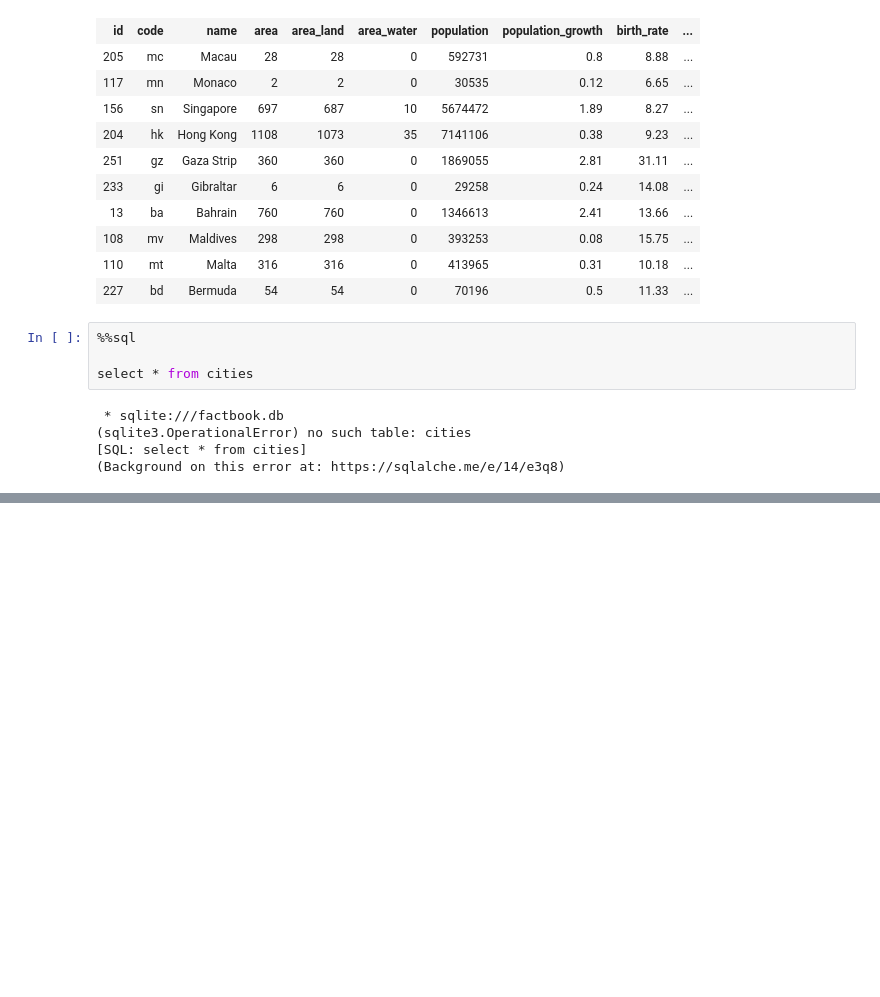
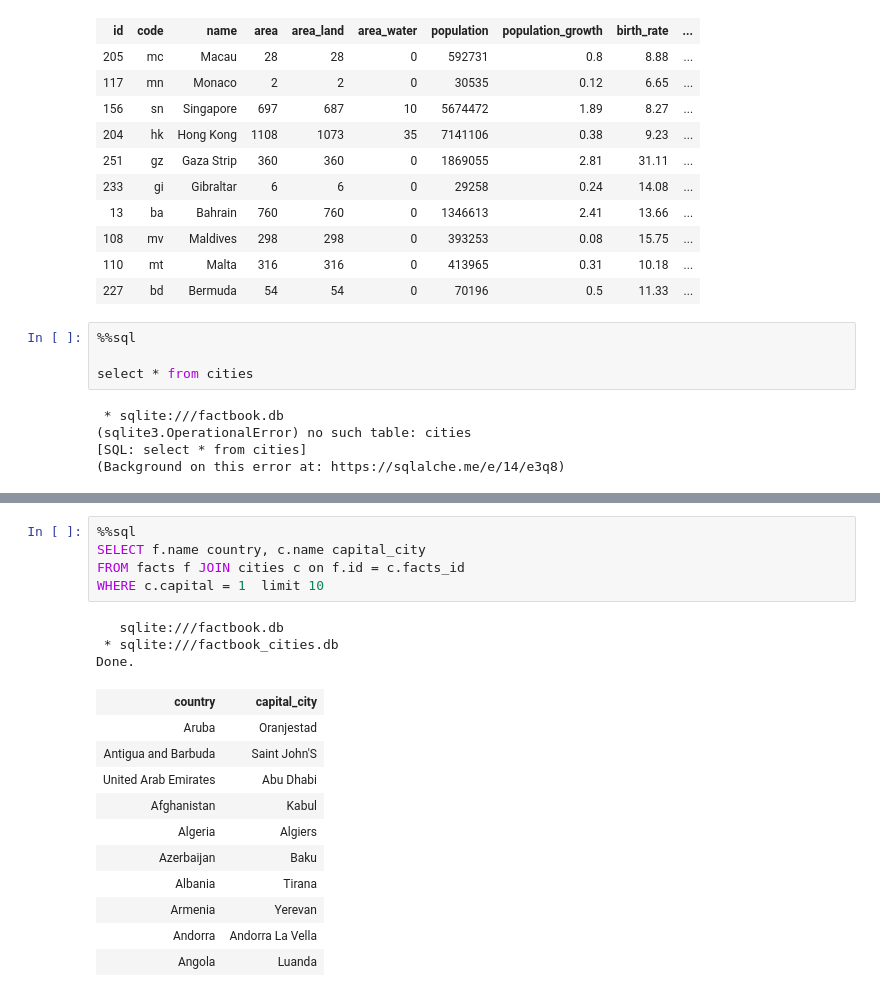
Before and after one commit to efgh24/DataQuest, a Jupyter notebook: CIA_Factbook_SQL.ipynb, the cells around one changed output, grey strips where cells are left out. Cells and saved outputs as stored; diff of their text form; blank space fills up the shorter version.

```diff
--- a/CIA_Factbook.ipynb
+++ b/CIA_Factbook_SQL.ipynb
@@ -255,0 +328,20 @@ select * from cities
+# %%
+%%sql
+SELECT f.name country, c.name capital_city
+FROM facts f JOIN cities c on f.id = c.facts_id
+WHERE c.capital = 1  limit 10
+# %% [output]
+   sqlite:///factbook.db
+ * sqlite:///factbook_cities.db
+Done.
+| country | capital_city |
+| Aruba | Oranjestad |
+| Antigua and Barbuda | Saint John'S |
+| United Arab Emirates | Abu Dhabi |
+| Afghanistan | Kabul |
+| Algeria | Algiers |
+| Azerbaijan | Baku |
+| Albania | Tirana |
+| Armenia | Yerevan |
+| Andorra | Andorra La Vella |
+| Angola | Luanda |
```
Also changed, not shown: parts of 16 cells of this notebook, 4 other files.
